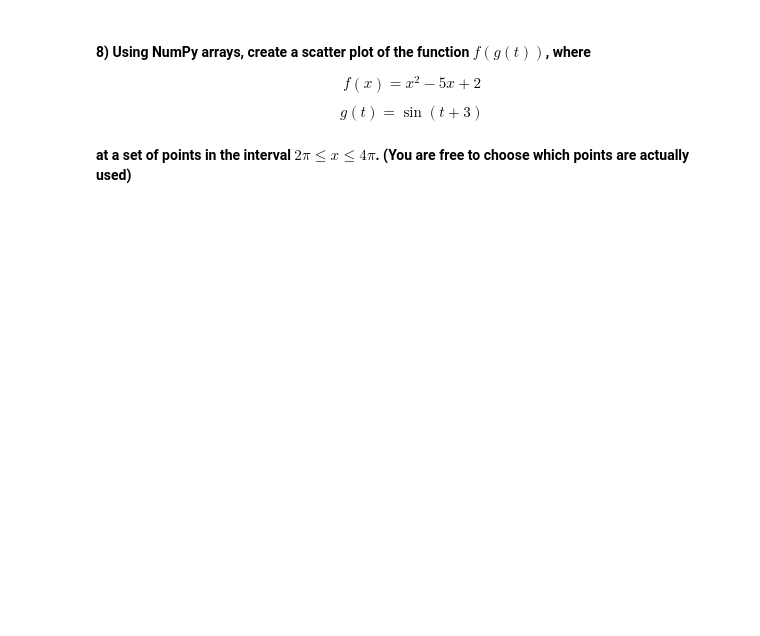
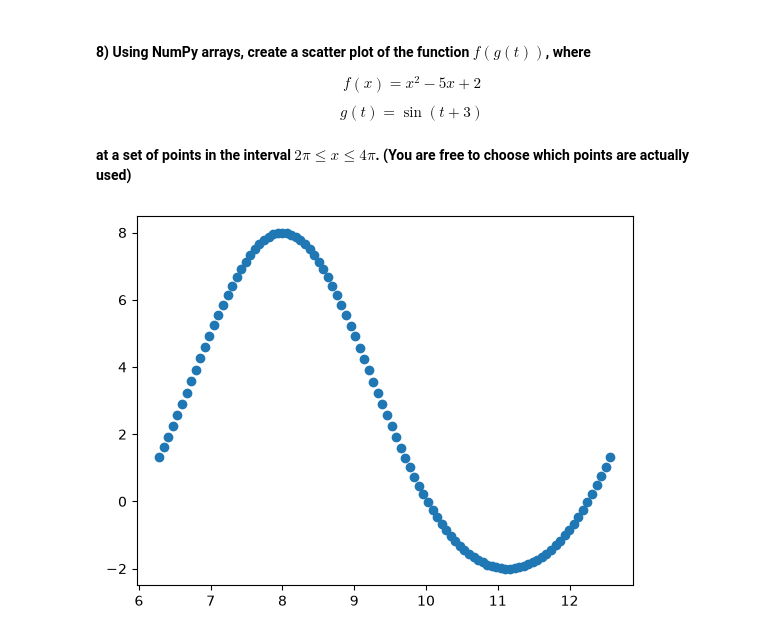
Before and after one commit to JoshuaKozo/datasci185fall2026, a Jupyter notebook: Lecture_05_Libraries_and_Specialized_Functions/Lecture5.ipynb_copy.ipynb, the cells around one changed output. Drawn from its saved outputs; the diff is of its cells as text; code cells hidden in the pictures; blank space fills up the shorter version.

```diff
--- a/Lecture_05_Libraries_and_Specialized_Functions/Lecture5.ipynb_copy.ipynb
+++ b/Lecture_05_Libraries_and_Specialized_Functions/Lecture5.ipynb_copy.ipynb
@@ -787,0 +809,13 @@ $$ g(t) = \sin(t + 3) $$
+# %%
+# your code here
+
+gtvals = np.linspace(np.pi*2, np.pi*4, 100)
+
+gyvals = np.sin(gtvals+3)
+
+fyvals = gyvals**2 - 5*gyvals + 2
+
+plt.scatter(x = gtvals, y = fyvals)
+plt.show()
+# %% [output]
+[figure, added]
```
Also changed, not shown: parts of 5 cells of this notebook, 5 other files.
